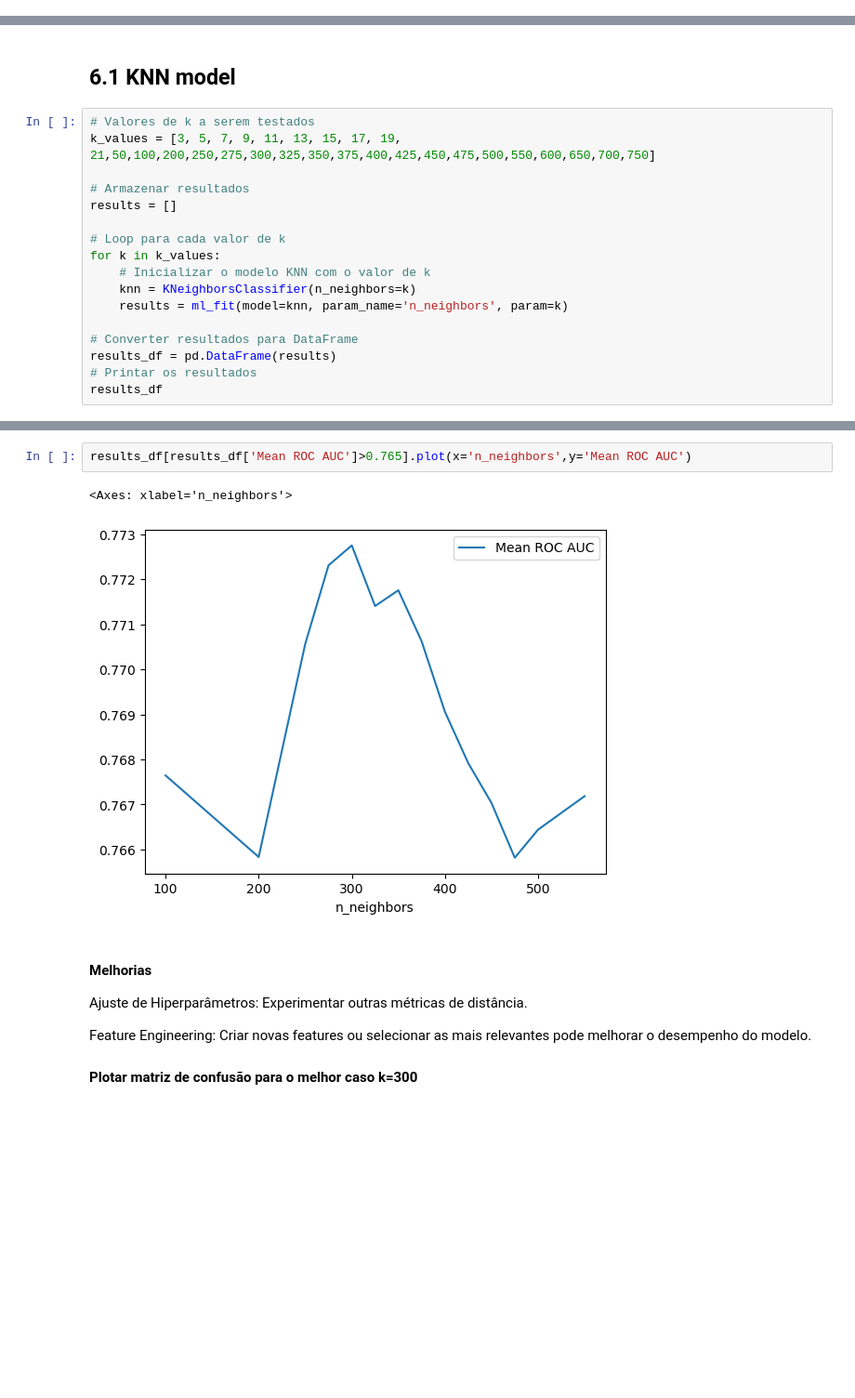
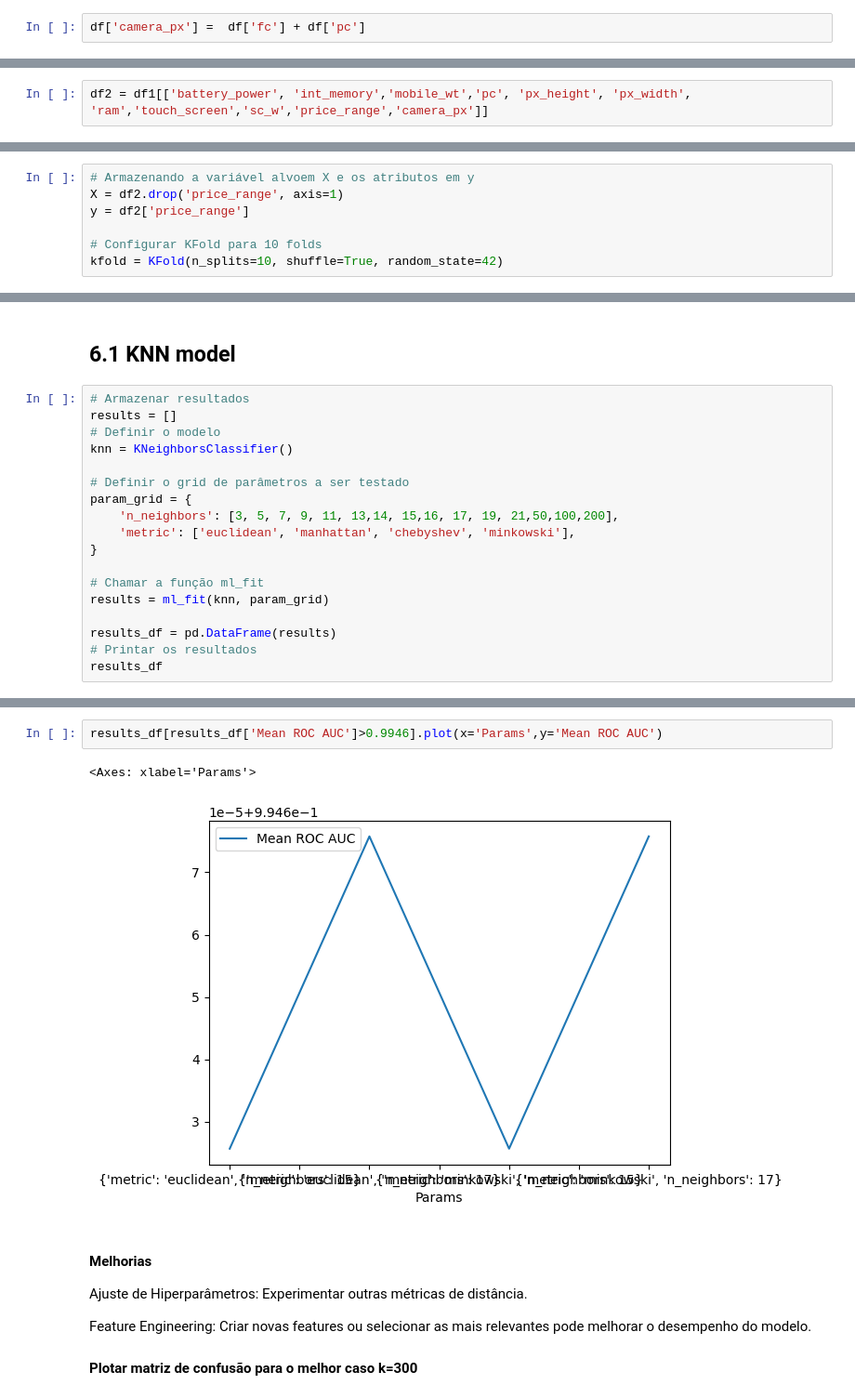
Before and after one commit to racouto7/PES03-Aprendizado-de-M-quinas-1, a Jupyter notebook: Projeto Aprendizado I.ipynb, the cells around one changed output, grey strips where cells are left out. Shown at 93% size. Saved outputs shown, nothing was run; the diff lists cells and outputs as text; blank space fills up the shorter version.

```diff
--- a/Projeto Aprendizado I.ipynb
+++ b/Projeto Aprendizado I.ipynb
@@ -160,6 +164,8 @@ df[colunas_bool] = df[colunas_bool].astype('boolean')
 df['price_range'] = df['price_range'].astype('category')
 # %% [markdown]
 ## 2.6 Feature Engineering
+# %%
+df['camera_px'] =  df['fc'] + df['pc']
 # %% [markdown]
 # 3.0 Descrição dos dados
 # %%
@@ -383 +391,3 @@ df1.head()
+# %%
+df2 = df1[['battery_power', 'int_memory','mobile_wt','pc', 'px_height', 'px_width', 'ram','touch_screen','sc_w','price_range','camera_px']]
 # %% [markdown]
@@ -389,5 +399,12 @@ y = df1['price_range']
 
 # Configurar KFold para 10 folds
 kfold = KFold(n_splits=10, shuffle=True, random_state=42)
+# %%
+# Armazenando a variável alvoem X e os atributos em y
+X = df2.drop('price_range', axis=1)
+y = df2['price_range']
+
+# Configurar KFold para 10 folds
+kfold = KFold(n_splits=10, shuffle=True, random_state=42)
 # %% [markdown]
 # 6.0 Machine Learning Modelling
@@ -445,19 +482,20 @@ def ml_fit(model, param_name, param):
 # %% [markdown]
 ## 6.1 KNN model
 # %%
-# Valores de k a serem testados
-k_values = [3, 5, 7, 9, 11, 13, 15, 17, 19, 21,50,100,200,250,275,300,325,350,375,400,425,450,475,500,550,600,650,700,750]
-
 # Armazenar resultados
 results = []
+# Definir o modelo
+knn = KNeighborsClassifier()
 
-# Loop para cada valor de k
-for k in k_values:
-    # Inicializar o modelo KNN com o valor de k
-    knn = KNeighborsClassifier(n_neighbors=k)
-    results = ml_fit(model=knn, param_name='n_neighbors', param=k)
+# Definir o grid de parâmetros a ser testado
+param_grid = {
+    'n_neighbors': [3, 5, 7, 9, 11, 13,14, 15,16, 17, 19, 21,50,100,200],
+    'metric': ['euclidean', 'manhattan', 'chebyshev', 'minkowski'],
+}
 
-# Converter resultados para DataFrame
+# Chamar a função ml_fit
+results = ml_fit(knn, param_grid)
+
 results_df = pd.DataFrame(results)
 # Printar os resultados
 results_df
@@ -482,8 +520,8 @@ results_df
 # %%
-results_df[results_df['Mean ROC AUC']>0.765].plot(x='n_neighbors',y='Mean ROC AUC')
+results_df[results_df['Mean ROC AUC']>0.9946].plot(x='Params',y='Mean ROC AUC')
 # %% [output]
-<Axes: xlabel='n_neighbors'>
+<Axes: xlabel='Params'>
-[figure, old version]
+[figure, new version]
 # %% [markdown]
 #### Melhorias
 
```
Also changed, not shown: parts of 30 cells of this notebook.
